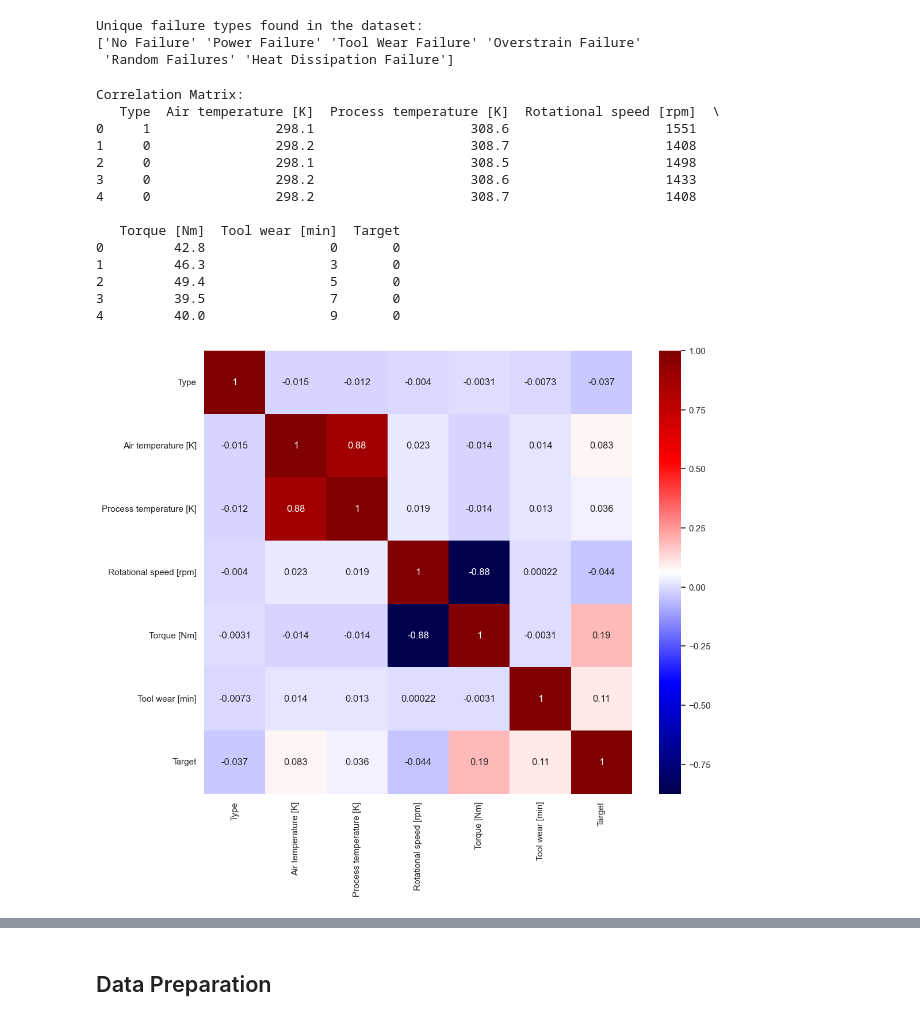
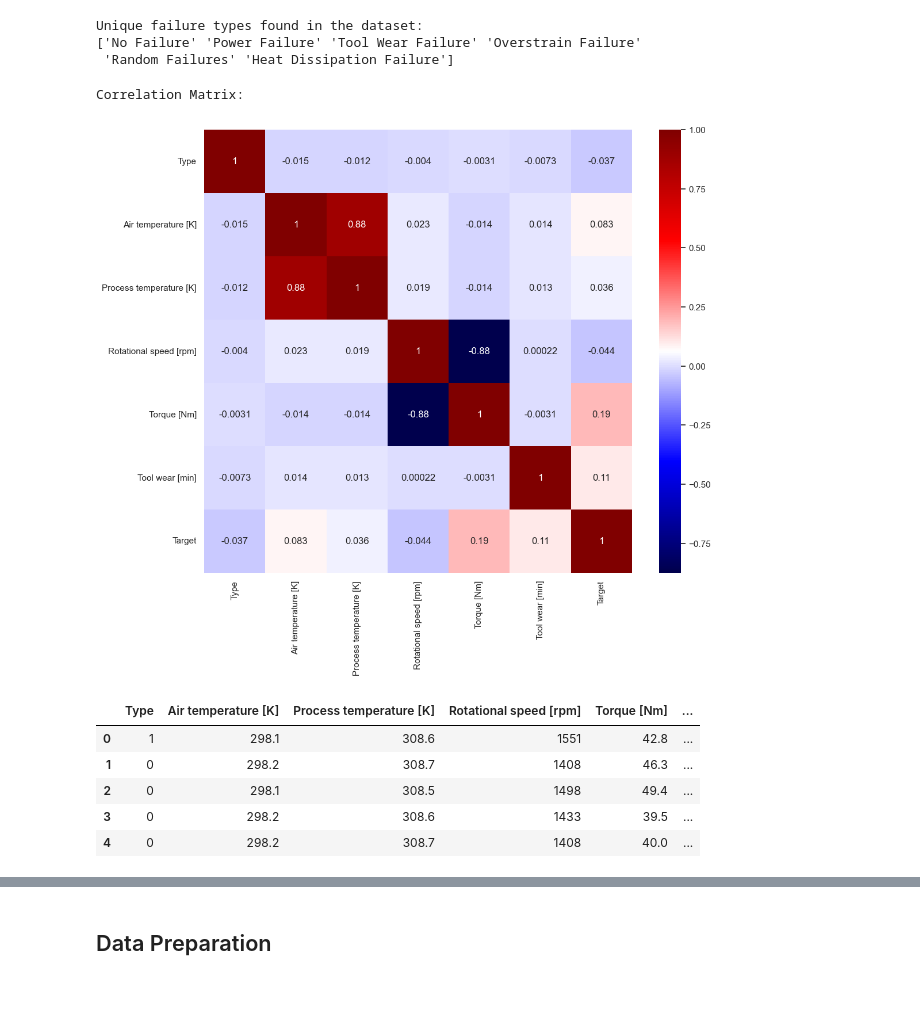
Before and after one commit to elan-wilkinson/Predicting-Manufacturing-Failure-Type, a Jupyter notebook: main.ipynb, the cells around one changed output, grey strips where cells are left out. Cells and saved outputs as stored; diff of their text form; code cells hidden in the pictures; blank space fills up the shorter version.

```diff
--- a/main.ipynb
+++ b/main.ipynb
@@ -122,9 +104,10 @@ Unique failure types found in the dataset:
 machining_failure_data['Type'] = machining_failure_data['Type'].map({'L':0, 'M':1, 'H':2})
 # %%
 print("Correlation Matrix:")
-machining_failure_corrmat = machining_failure_data
-machining_failure_corrmat.drop(['Failure Type'], axis=1, inplace=True)
-print(machining_failure_corrmat.head())
+machining_failure_corrmat = machining_failure_data.copy()
+machining_failure_corrmat.drop(id_cols, axis=1, inplace=True)
+machining_failure_corrmat.drop('Failure Type', axis=1, inplace=True)
+
 plt.figure(figsize=(12,10))
 
 cor = machining_failure_corrmat.corr()
@@ -132,20 +115,16 @@ sns.heatmap(cor, annot=True, cmap=plt.cm.seismic)
 plt.show()
 # %% [output]
 Correlation Matrix:
-   Type  Air temperature [K]  Process temperature [K]  Rotational speed [rpm]  \
-0     1                298.1                    308.6                    1551
-1     0                298.2                    308.7                    1408
-2     0                298.1                    308.5                    1498
-3     0                298.2                    308.6                    1433
-4     0                298.2                    308.7                    1408
-
-   Torque [Nm]  Tool wear [min]  Target
-0         42.8                0       0
-1         46.3                3       0
-2         49.4                5       0
-3         39.5                7       0
-4         40.0                9       0
 [figure]
+# %%
+machining_failure_IVs.head()
+# %% [output]
+|  | Type | Air temperature [K] | Process temperature [K] | Rotational speed [rpm] | Torque [Nm] | ... |
+| 0 | 1 | 298.1 | 308.6 | 1551 | 42.8 | ... |
+| 1 | 0 | 298.2 | 308.7 | 1408 | 46.3 | ... |
+| 2 | 0 | 298.1 | 308.5 | 1498 | 49.4 | ... |
+| 3 | 0 | 298.2 | 308.6 | 1433 | 39.5 | ... |
+| 4 | 0 | 298.2 | 308.7 | 1408 | 40.0 | ... |
 # %%
 print("Comparative Box Plots For Each Feature:")
 fig, axes = plt.subplots(3, 2, figsize=(20, 20))
```
Also changed, not shown: parts of 15 cells of this notebook.
